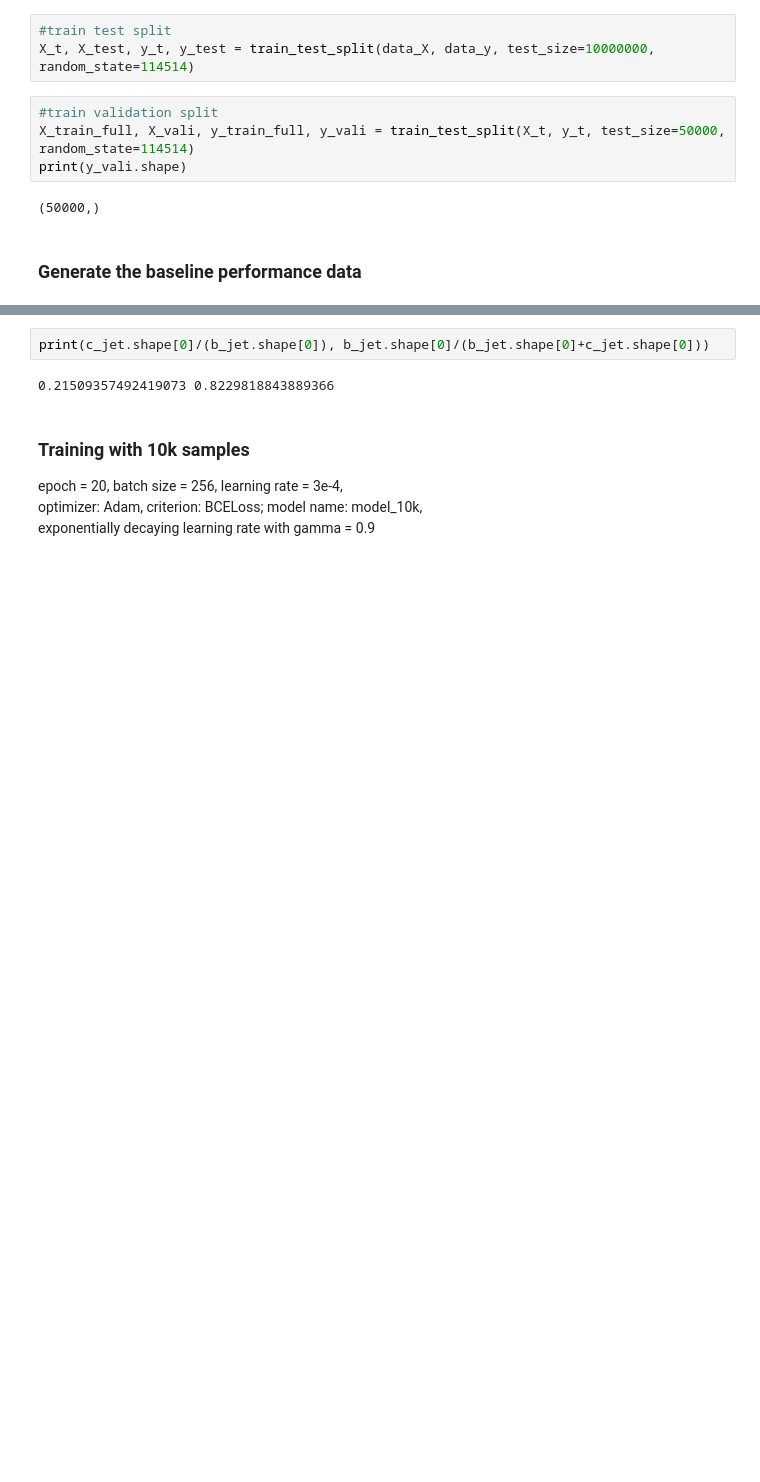
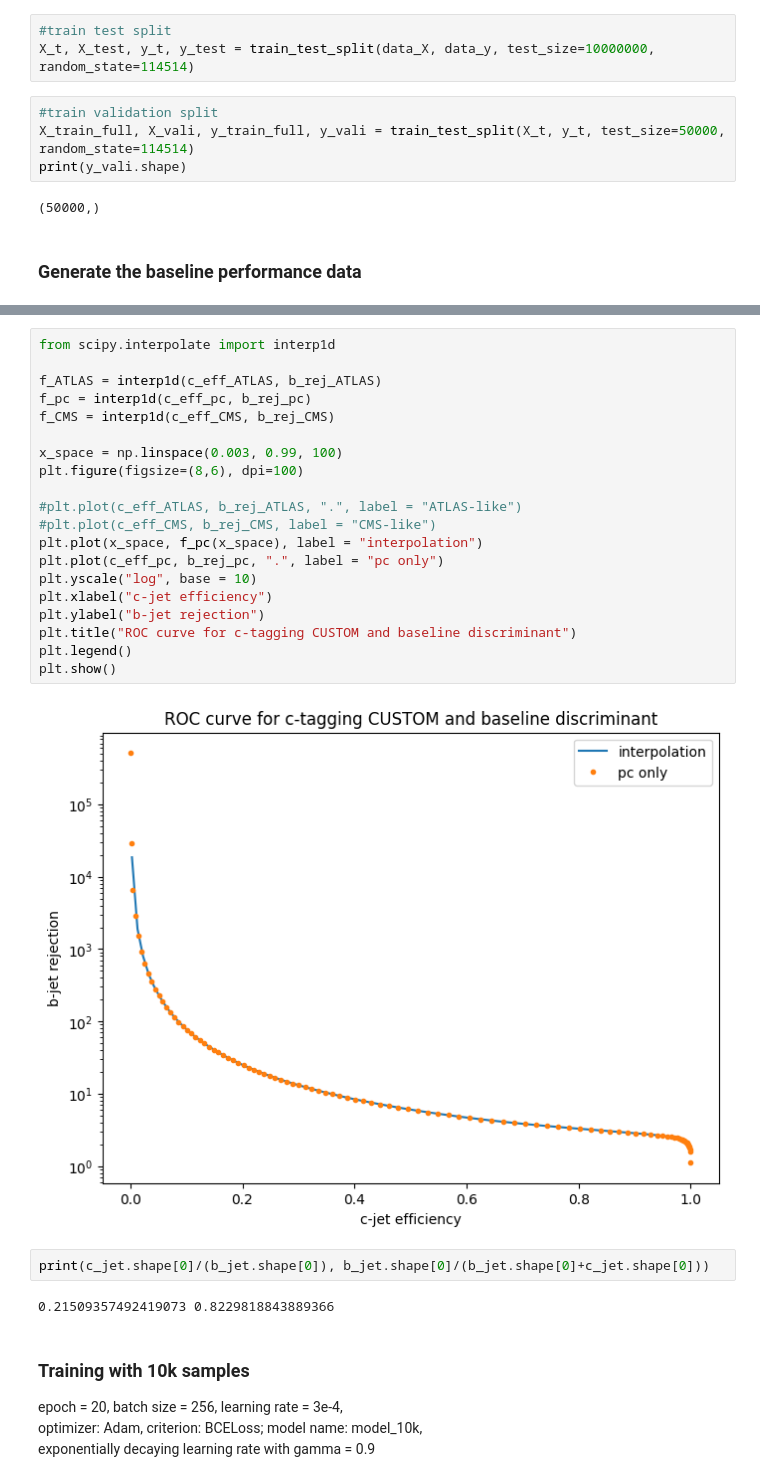
Before and after one commit to hairlessdevil/custom, a Jupyter notebook: custom_proto.ipynb, the cells around one changed output, grey strips where cells are left out. Saved outputs shown, nothing was run; the diff lists cells and outputs as text; blank space fills up the shorter version.

Commit message:
update interpolation

```diff
--- a/custom_proto.ipynb
+++ b/custom_proto.ipynb
@@ -180,3 +186,25 @@ b_rej_CMS = 1/b_eff_CMS
+# %%
+from scipy.interpolate import interp1d
+
+f_ATLAS = interp1d(c_eff_ATLAS, b_rej_ATLAS)
+f_pc = interp1d(c_eff_pc, b_rej_pc)
+f_CMS = interp1d(c_eff_CMS, b_rej_CMS)
+
+x_space = np.linspace(0.003, 0.99, 100)
+plt.figure(figsize=(8,6), dpi=100)
+
+#plt.plot(c_eff_ATLAS, b_rej_ATLAS, ".", label = "ATLAS-like")
+#plt.plot(c_eff_CMS, b_rej_CMS, label = "CMS-like")
+plt.plot(x_space, f_pc(x_space), label = "interpolation")
+plt.plot(c_eff_pc, b_rej_pc, ".", label = "pc only")
+plt.yscale("log", base = 10)
+plt.xlabel("c-jet efficiency")
+plt.ylabel("b-jet rejection")
+plt.title("ROC curve for c-tagging CUSTOM and baseline discriminant")
+plt.legend()
+plt.show()
+# %% [output]
+[figure, added]
 # %%
 print(c_jet.shape[0]/(b_jet.shape[0]), b_jet.shape[0]/(b_jet.shape[0]+c_jet.shape[0]))
 # %% [output]
```
Also changed, not shown: parts of 36 cells of this notebook.
